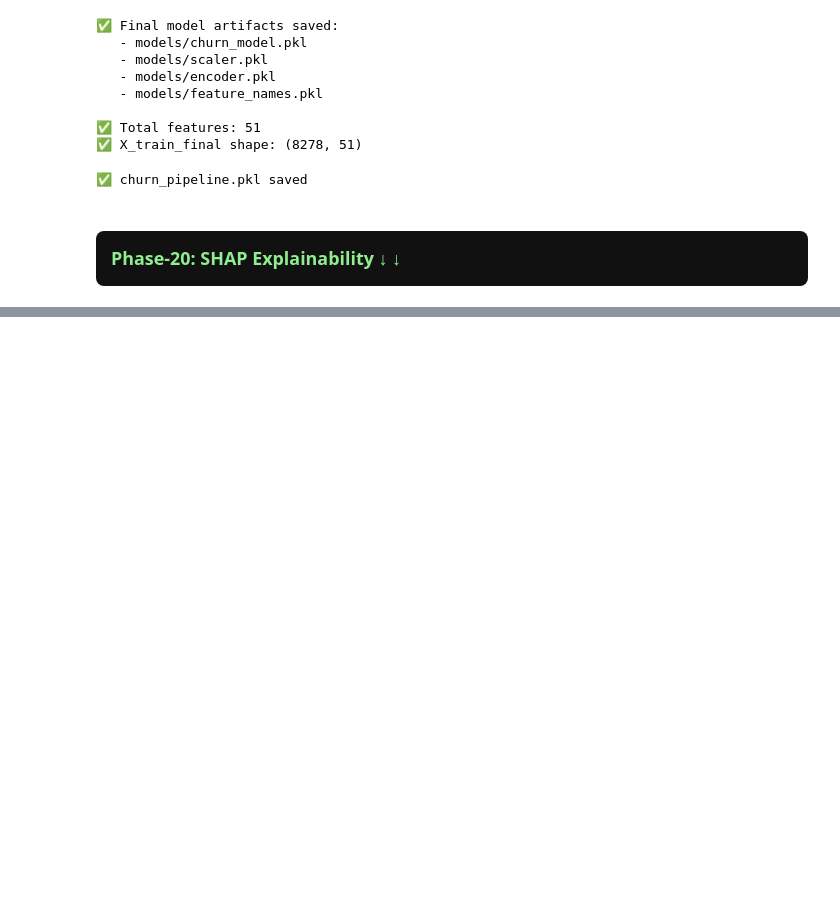
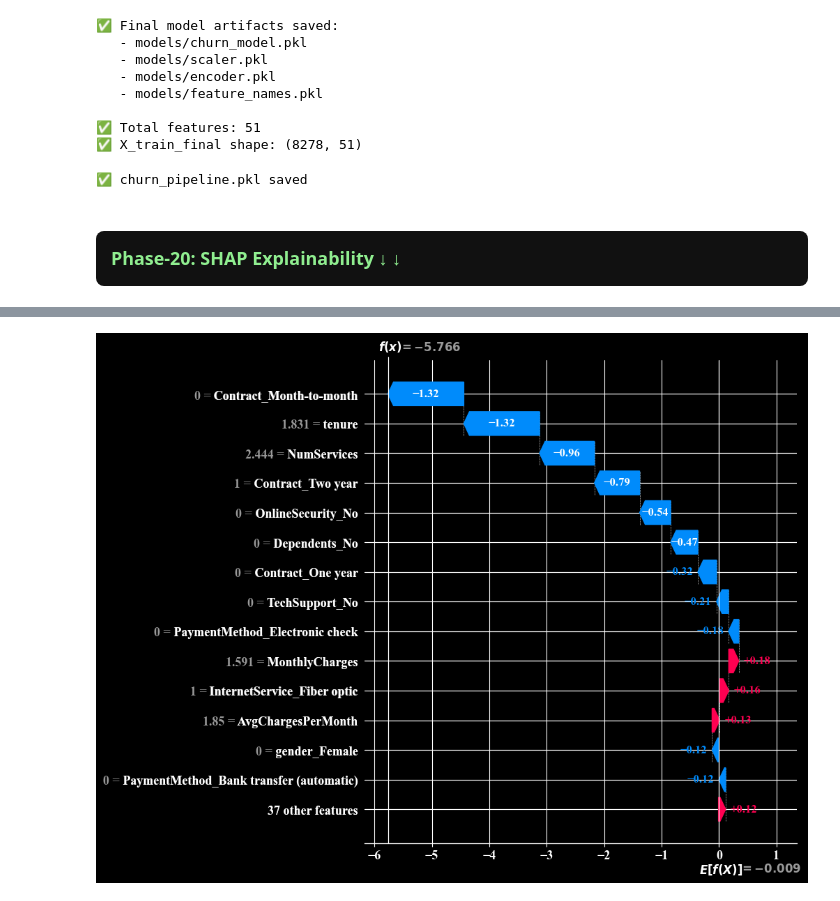
Before and after one commit to nayim2003/Customer-Churn-Prediction-System, a Jupyter notebook: Notebook/Telco Customer Churn Prediction-IBM.ipynb, the cells around one changed output, grey strips where cells are left out. Drawn from its saved outputs; the diff is of its cells as text; code cells hidden in the pictures; blank space fills up the shorter version.

```diff
--- a/Notebook/Telco Customer Churn Prediction-IBM.ipynb
+++ b/Notebook/Telco Customer Churn Prediction-IBM.ipynb
@@ -2699,0 +2320,6 @@ shap.plots.waterfall(
+# %%
+customer_shap_values = np.asarray(
+    explainer.shap_values(customer_transformed)
+)
+
+print("Customer SHAP shape:", customer_shap_values.shape)
@@ -2699,0 +2331,16 @@ shap.plots.waterfall(
+# %%
+customer_shap_values_one = customer_shap_values[0]
+
+print(
+    "Number of customer SHAP values:",
+    len(customer_shap_values_one)
+)
+
+print(
+    "Number of features:",
+    len(feature_names)
+)
+
+assert len(customer_shap_values_one) == len(feature_names)
+
+print("✅ Customer SHAP dimensions matched!")
@@ -2699,0 +2354,21 @@ shap.plots.waterfall(
+# %%
+base_value = explainer.expected_value
+
+if np.ndim(base_value) > 0:
+    base_value = np.asarray(base_value).reshape(-1)[0]
+
+base_value = float(base_value)
+
+customer_explanation = shap.Explanation(
+    values=customer_shap_values_one,
+    base_values=base_value,
+    data=customer_transformed[0],
+    feature_names=feature_names
+)
+
+shap.plots.waterfall(
+    customer_explanation,
+    max_display=15
+)
+# %% [output]
+[figure, added]
```
Also changed, not shown: parts of 106 cells of this notebook.
